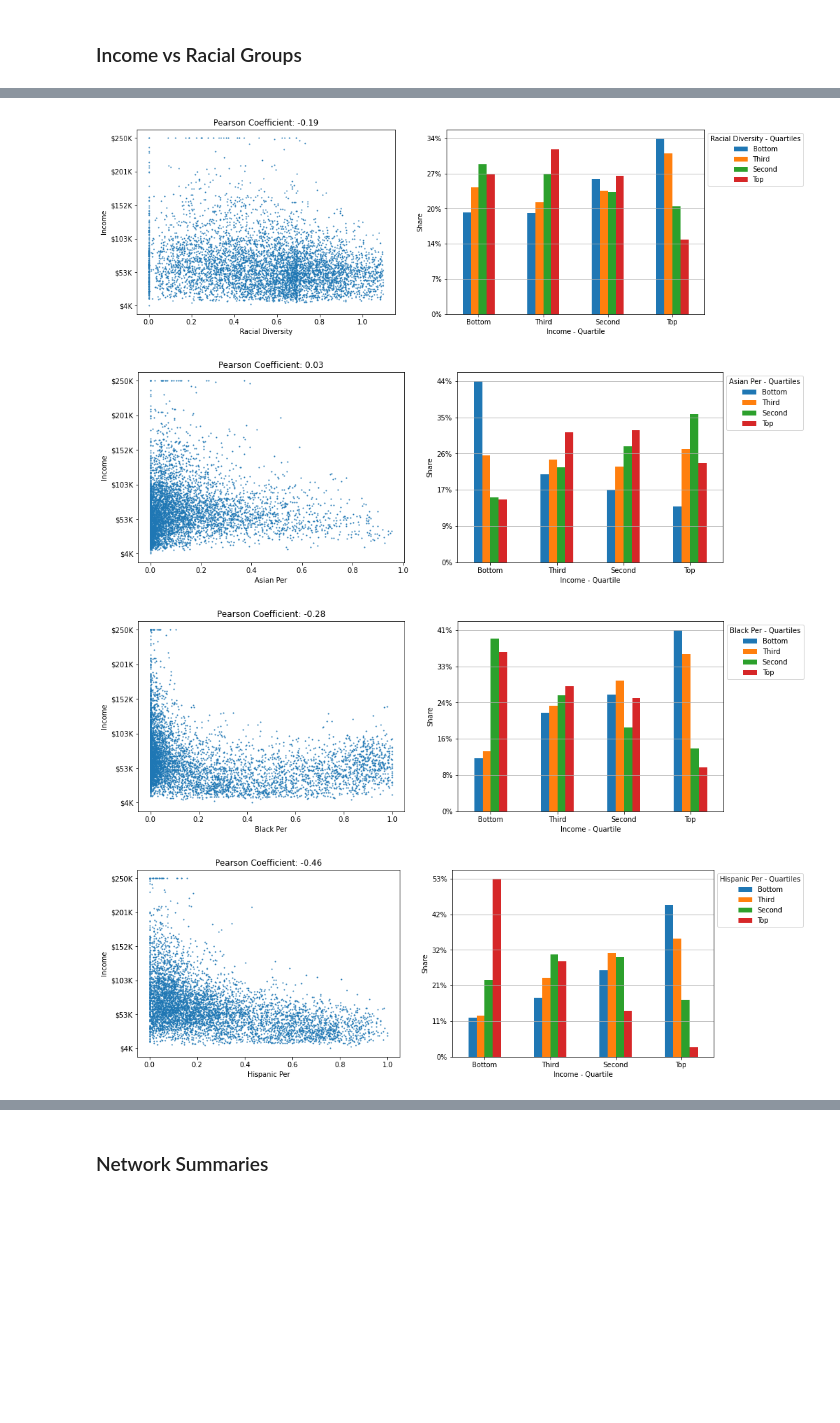
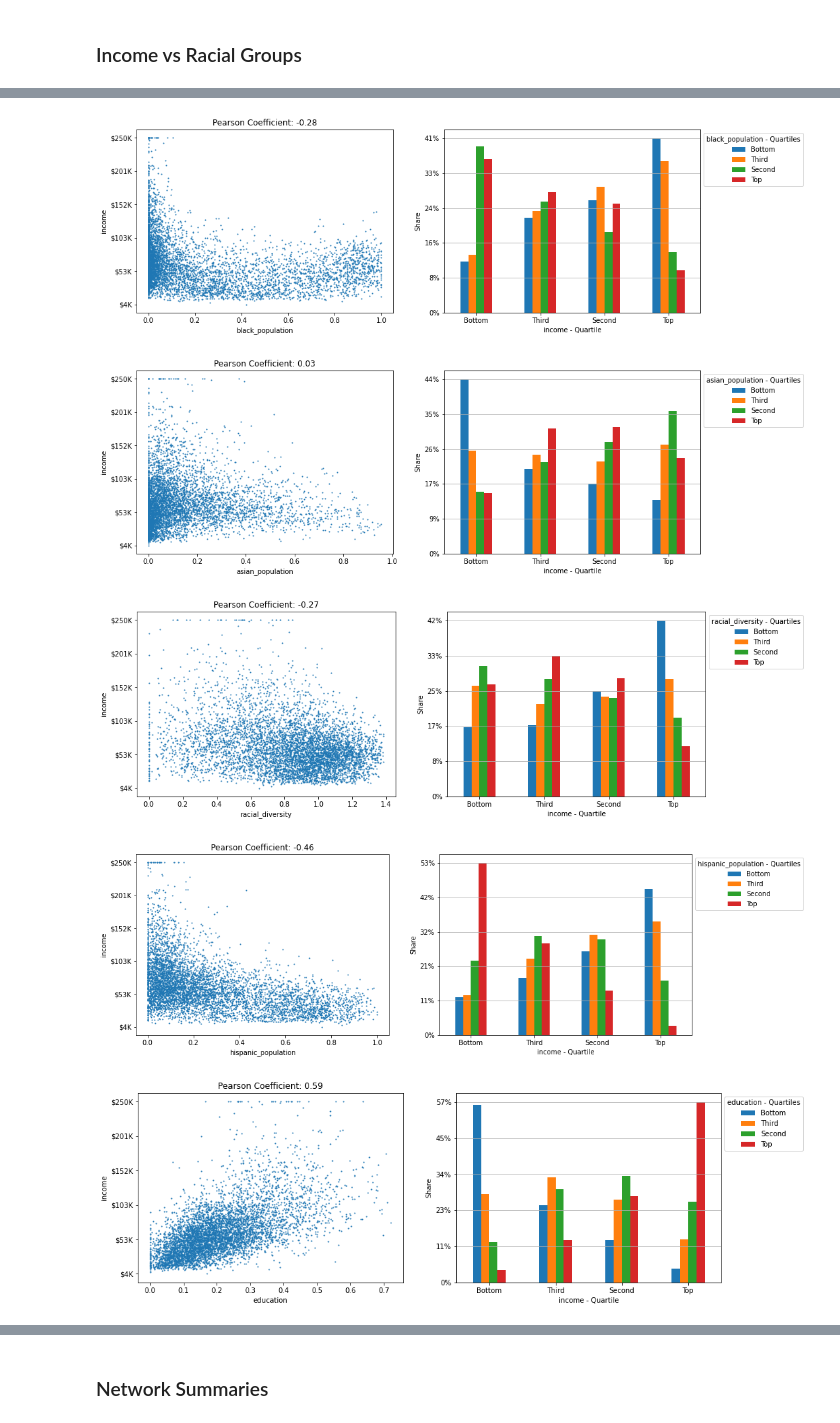
Before and after one commit to hasanalpboz/safegraph-covid19-mobility, a Jupyter notebook: scripts/notebooks/network-centrality-evolution.ipynb, the cells around one changed output, grey strips where cells are left out. Drawn from its saved outputs; the diff is of its cells as text; code cells hidden in the pictures; blank space fills up the shorter version.

```diff
--- a/scripts/notebooks/network-centrality-evolution.ipynb
+++ b/scripts/notebooks/network-centrality-evolution.ipynb
@@ -47 +45,14 @@ census_attrs = pd.read_csv(join(pwd, 'util_datasets', 'census_attributes.csv'))
+# %%
+def mean_time_to_work(row, cols):
+    '''
+    calculates the mean travel to work time with the help of time categories
+    '''
+    duration = 0
+    w = 0
+    for col in cols:
+        seg = col.split('-')
+        minutes = (int(seg[1]) + int(seg[-1])) / 2
+        duration += row[col]*minutes
+        w += row[col]
+    return duration/w
 # %%
@@ -70,33 +78,33 @@ census_attrs_features['Income'] = census_attrs_features['Income'].rank(pct=True)
 # %% [markdown]
 ### Income vs Racial Groups
 # %%
-groups = ["White Per", "Racial Diversity", "Asian Per", "Black Per", "Hispanic Per"]
+groups = ['white_population', 'black_population', 'asian_population', 'racial_diversity', 'hispanic_population', 'education', 'mean_time_to_work']
 for sattr in groups:
     fig, axes = plt.subplots(1, 2, figsize=(15, 5))
 
-    axes[0].scatter(census_attrs[sattr], census_attrs["Income"], s=1)
+    axes[0].scatter(census_attrs[sattr], census_attrs['income'], s=1)
     axes[0].set_xlabel(sattr)
-    axes[0].set_ylabel("Income")
-    coeff = census_attrs[[sattr, "Income"]].corr(method="pearson").values[1,0]
-    axes[0].set_title(f"Pearson Coefficient: {coeff:.2f}")
+    axes[0].set_ylabel('income')
+    coeff = census_attrs[[sattr, 'income']].corr(method='pearson').values[1,0]
+    axes[0].set_title(f'Pearson Coefficient: {coeff:.2f}')
 
-    xr = np.linspace(census_attrs["Income"].min(), census_attrs["Income"].max(), 6)
-    lbl = [f"${x / 1000:.0f}K" for x in xr]
+    xr = np.linspace(census_attrs['income'].min(), census_attrs['income'].max(), 6)
+    lbl = [f'${x / 1000:.0f}K' for x in xr]
     axes[0].set_yticks(xr)
     axes[0].set_yticklabels(lbl)
 
-    tb = pd.crosstab(census_attrs["Income-quartile"], census_attrs[f"{sattr}-quartile"], normalize="index")
+    tb = pd.crosstab(census_attrs['income-quartile'], census_attrs[f'{sattr}-quartile'], normalize='index')
     stats.chi2_contingency(tb)
     tb.plot.bar(ax=axes[1], rot=0)
-    axes[1].grid(axis="y")
-    axes[1].legend(title=f"{sattr} - Quartiles", bbox_to_anchor=(1,1))
-    axes[1].set_xlabel("Income - Quartile")
-    axes[1].set_ylabel("Share")
+    axes[1].grid(axis='y')
+    axes[1].legend(title=f'{sattr} - Quartiles', bbox_to_anchor=(1,1))
+    axes[1].set_xlabel('income - Quartile')
+    axes[1].set_ylabel('Share')
 
     yr = np.linspace(0, tb.values.max(), 6)
-    lbl = [f"{y*100:.0f}%" for y in yr]
+    lbl = [f'{y*100:.0f}%' for y in yr]
     axes[1].set_yticks(yr)
     axes[1].set_yticklabels(lbl);
 
-    fig.savefig(join(FIG_SAVE_DIR, f"{sattr}-income-corr.png"), bbox_inches="tight");
+    fig.savefig(join(FIG_SAVE_DIR, f'{sattr}-income-corr.png'), bbox_inches='tight');
 # %% [output]
@@ -104,4 +112,5 @@ for sattr in groups:
-[figure, old version]
+[figure, new version]
-[figure, old version]
+[figure, new version]
-[figure, old version]
+[figure, new version]
-[figure, old version]
+[figure, new version]
+[figure, added]
```
Also changed, not shown: parts of 7 cells of this notebook, 27 other files.
